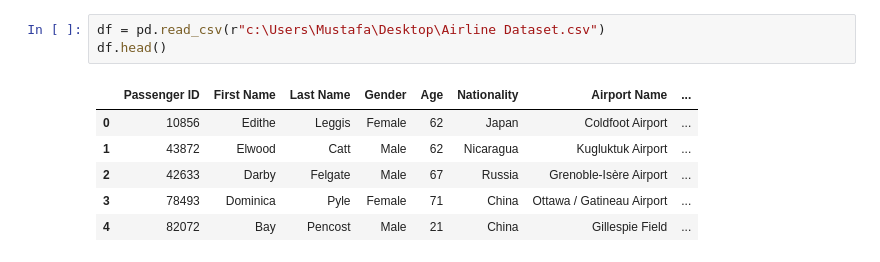
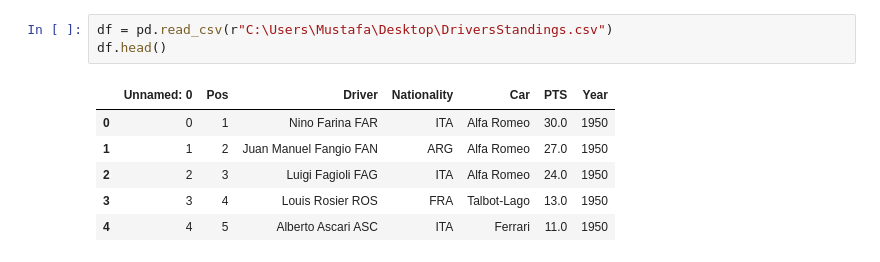
Before and after one commit to Mustafa-Celebi/Python, a Jupyter notebook: HiKodDataScience/Week6/SecondLesson/Homework1.ipynb, the cells around one changed output. Drawn from its saved outputs; the diff is of its cells as text.

```diff
--- a/HiKodDataScience/Week6/SecondLesson/Homework1.ipynb
+++ b/HiKodDataScience/Week6/SecondLesson/Homework1.ipynb
@@ -8,10 +6,10 @@ Matplotlib is building the font cache; this may take a moment.
 # %%
-df = pd.read_csv(r"c:\Users\Mustafa\Desktop\Airline Dataset.csv")
+df = pd.read_csv(r"C:\Users\Mustafa\Desktop\DriversStandings.csv")
 df.head()
 # %% [output]
-|  | Passenger ID | First Name | Last Name | Gender | Age | Nationality | Airport Name | ... |
-| 0 | 10856 | Edithe | Leggis | Female | 62 | Japan | Coldfoot Airport | ... |
-| 1 | 43872 | Elwood | Catt | Male | 62 | Nicaragua | Kugluktuk Airport | ... |
-| 2 | 42633 | Darby | Felgate | Male | 67 | Russia | Grenoble-Isère Airport | ... |
-| 3 | 78493 | Dominica | Pyle | Female | 71 | China | Ottawa / Gatineau Airport | ... |
-| 4 | 82072 | Bay | Pencost | Male | 21 | China | Gillespie Field | ... |
+|  | Unnamed: 0 | Pos | Driver | Nationality | Car | PTS | Year |
+| 0 | 0 | 1 | Nino Farina FAR | ITA | Alfa Romeo | 30.0 | 1950 |
+| 1 | 1 | 2 | Juan Manuel Fangio FAN | ARG | Alfa Romeo | 27.0 | 1950 |
+| 2 | 2 | 3 | Luigi Fagioli FAG | ITA | Alfa Romeo | 24.0 | 1950 |
+| 3 | 3 | 4 | Louis Rosier ROS | FRA | Talbot-Lago | 13.0 | 1950 |
+| 4 | 4 | 5 | Alberto Ascari ASC | ITA | Ferrari | 11.0 | 1950 |
```
Also changed, not shown: parts of 17 cells of this notebook.
